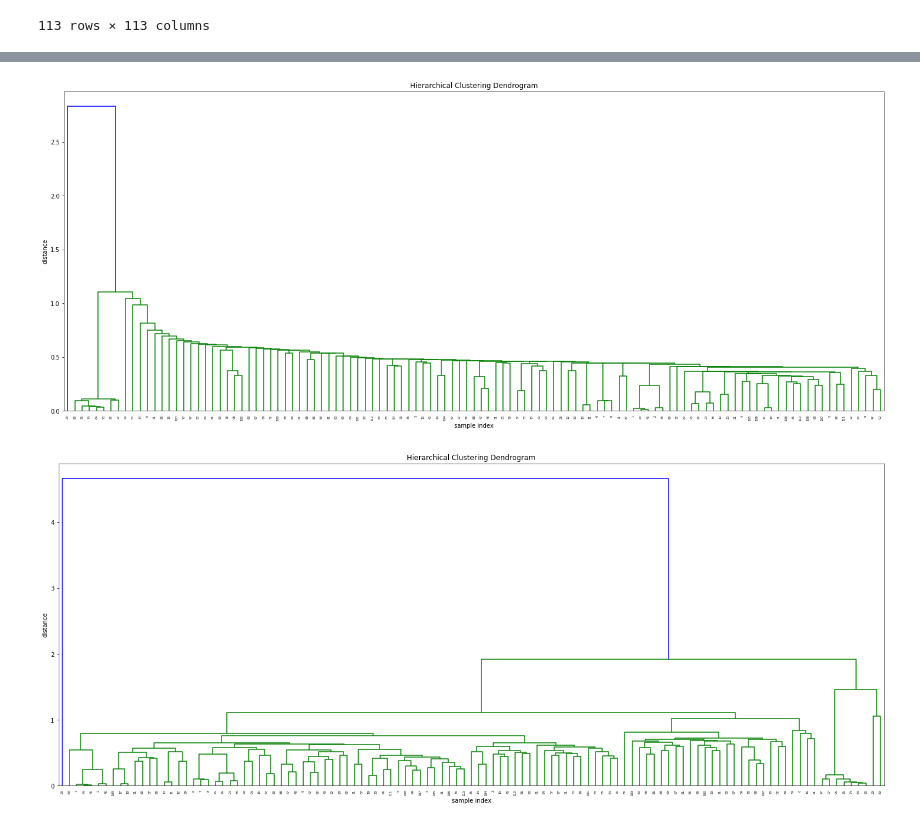
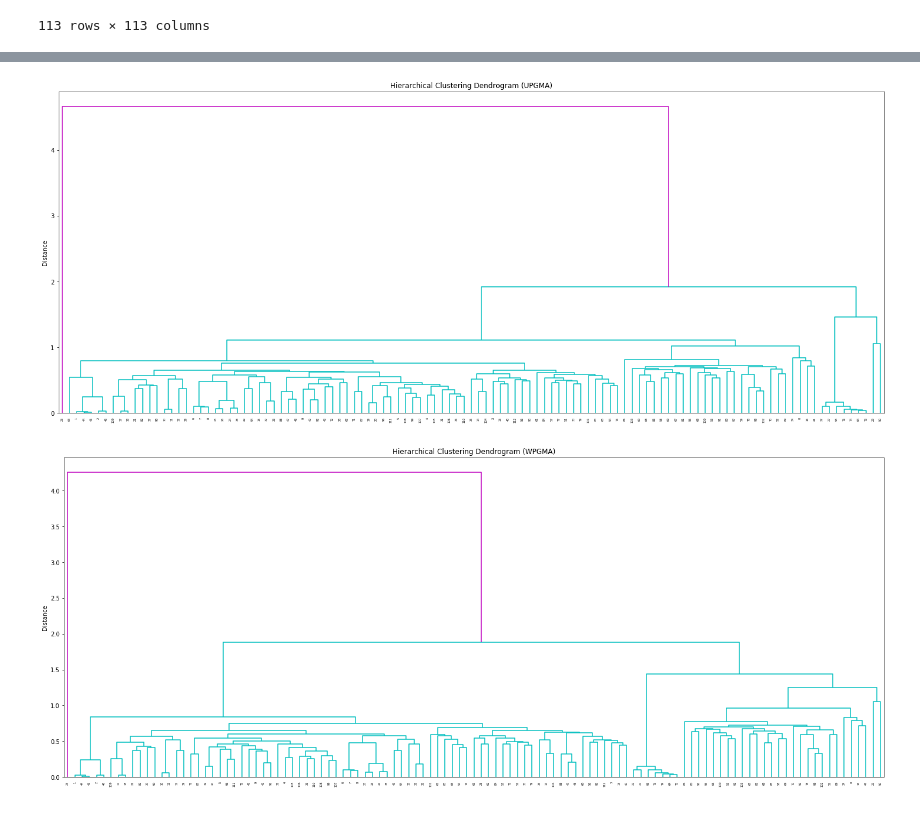
Before and after one commit to albertocarpentieri/BiologicalData, a Jupyter notebook: Part2/Structural classification/TMAlign.ipynb, the cells around one changed output, grey strips where cells are left out. Saved outputs shown, nothing was run; the diff lists cells and outputs as text; code cells hidden in the pictures.

```diff
--- a/Part2/Structural classification/TMAlign.ipynb
+++ b/Part2/Structural classification/TMAlign.ipynb
@@ -65,18 +85,18 @@ Z2 = linkage(distance_matrix, method="average")
 # %%
 plt.figure(figsize=(25, 10))
-plt.title('Hierarchical Clustering Dendrogram')
-plt.xlabel('sample index')
-plt.ylabel('distance')
-dendrogram(Z1)
+plt.title('Hierarchical Clustering Dendrogram (UPGMA)')
+plt.ylabel('Distance')
+dendrogram(Z2, above_threshold_color='m')
+plt.savefig('UPGMA.jpg')
 plt.show()
 # %% [output]
-[figure, old version]
+[figure, new version]
 # %%
 plt.figure(figsize=(25, 10))
-plt.title('Hierarchical Clustering Dendrogram')
-plt.xlabel('sample index')
-plt.ylabel('distance')
-dendrogram(Z2)
+plt.title('Hierarchical Clustering Dendrogram (WPGMA)')
+plt.ylabel('Distance')
+dendrogram(Z3, above_threshold_color='m')
+plt.savefig('WPGMA.jpg')
 plt.show()
 # %% [output]
-[figure, old version]
+[figure, new version]
```
Also changed, not shown: parts of 9 cells of this notebook.
